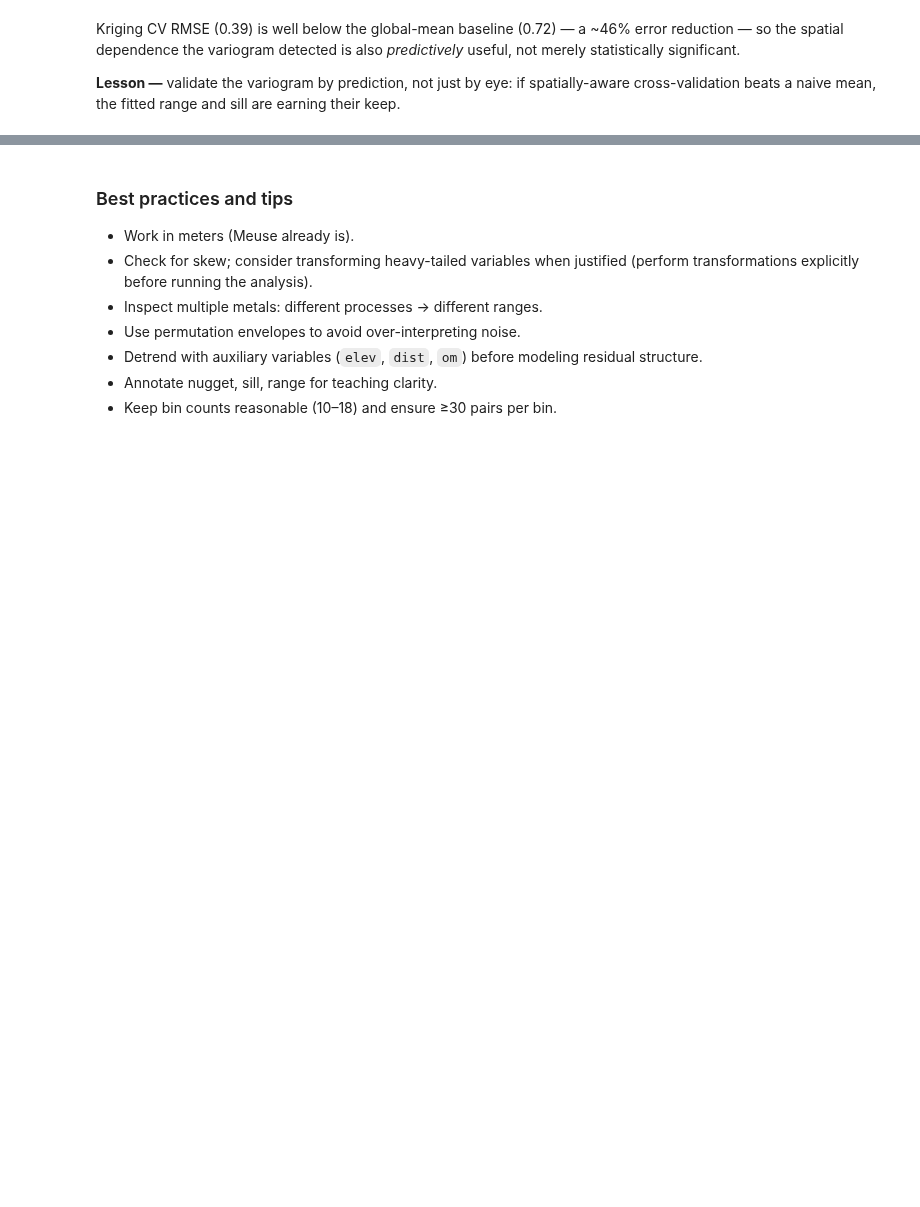
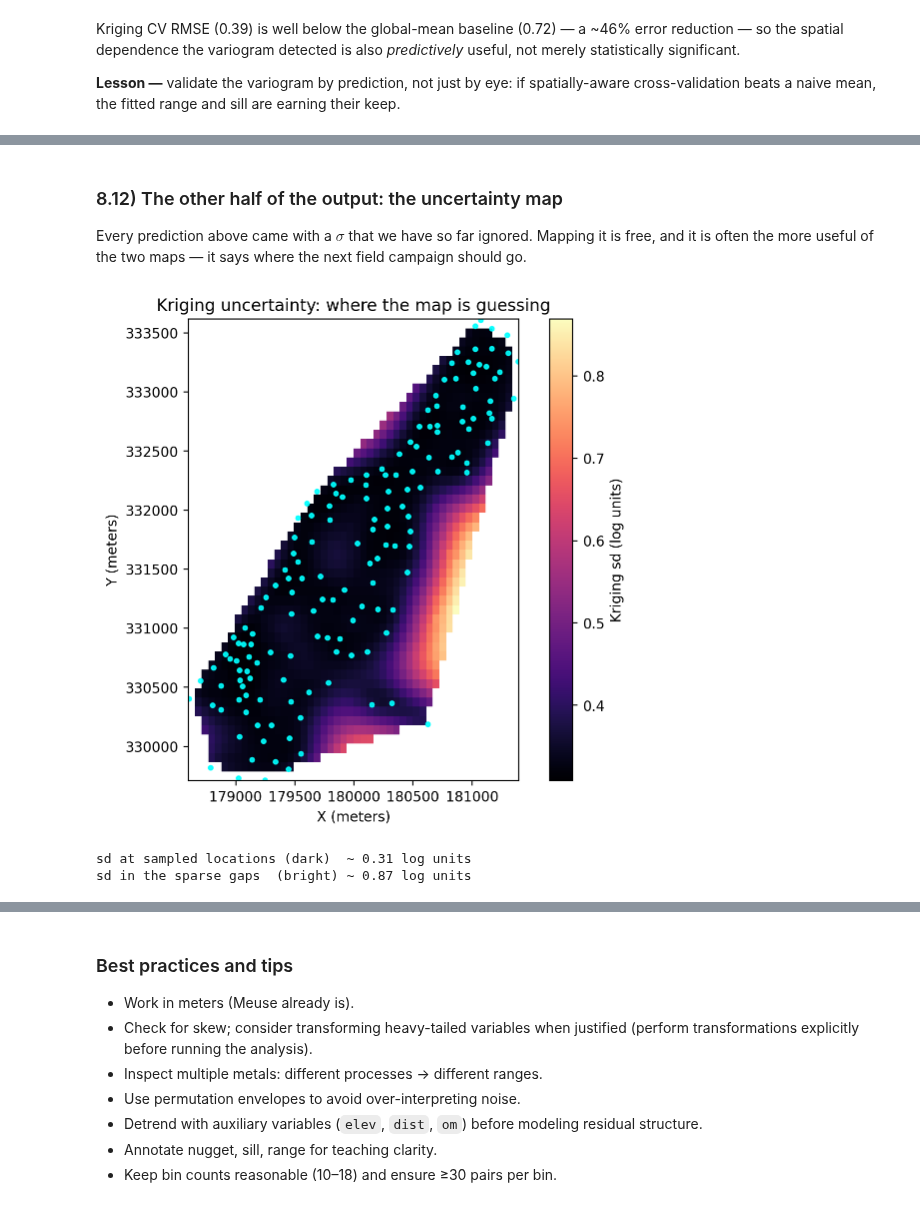
Before and after one commit to rschifan/spatial-unito-26, a Jupyter notebook: notebooks/02b_variograms.ipynb, the cells around one changed output, grey strips where cells are left out. Saved outputs shown, nothing was run; the diff lists cells and outputs as text; code cells hidden in the pictures; blank space fills up the shorter version.

```diff
--- a/notebooks/02b_variograms.ipynb
+++ b/notebooks/02b_variograms.ipynb
@@ -463,0 +918,21 @@ plt.show()
+# %% [markdown]
+### 8.12) The other half of the output: the uncertainty map
+
+Every prediction above came with a $\sigma$ that we have so far ignored. Mapping it is free, and it
+is often the more useful of the two maps — it says where the next field campaign should go.
+# %%
+fig, ax = plt.subplots(figsize=(8, 6))
+im = ax.imshow(SD_masked, origin='lower', cmap='magma',
+               extent=[gx.min(), gx.max(), gy.min(), gy.max()])
+gdf.plot(ax=ax, color='cyan', markersize=10, alpha=0.9)
+fig.colorbar(im, ax=ax, label='Kriging sd (log units)')
+ax.set_title('Kriging uncertainty: where the map is guessing')
+ax.set_xlabel('X (meters)'); ax.set_ylabel('Y (meters)'); ax.set_aspect('equal')
+plt.show()
+
+print(f"sd at sampled locations (dark)  ~ {np.nanmin(SD_masked):.2f} log units")
+print(f"sd in the sparse gaps  (bright) ~ {np.nanmax(SD_masked):.2f} log units")
+# %% [output]
+[figure, added]
+sd at sampled locations (dark)  ~ 0.31 log units
+sd in the sparse gaps  (bright) ~ 0.87 log units
```
Also changed, not shown: parts of 40 cells of this notebook, 1 other file.
